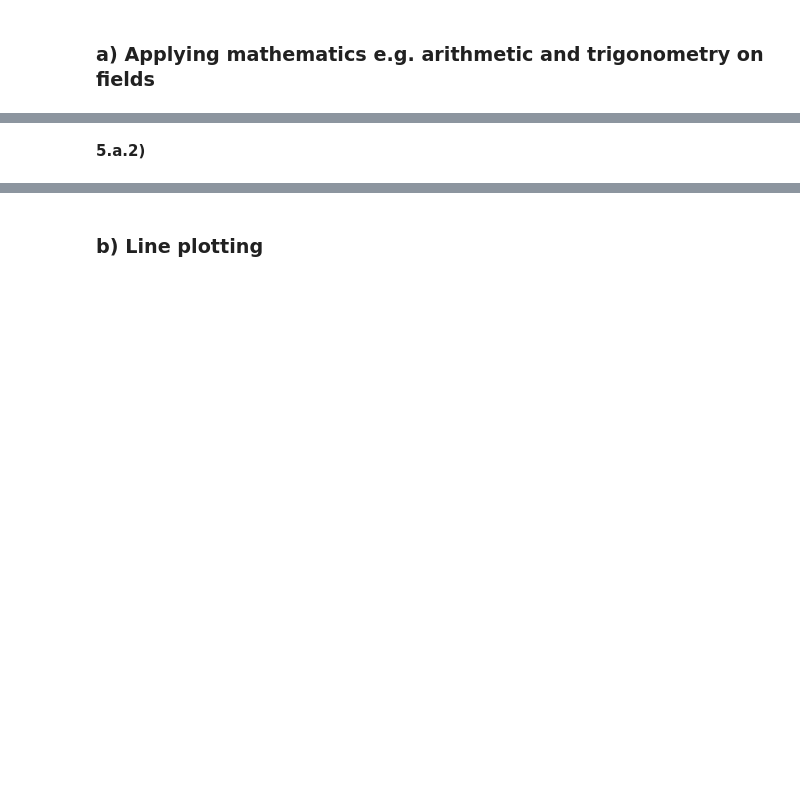
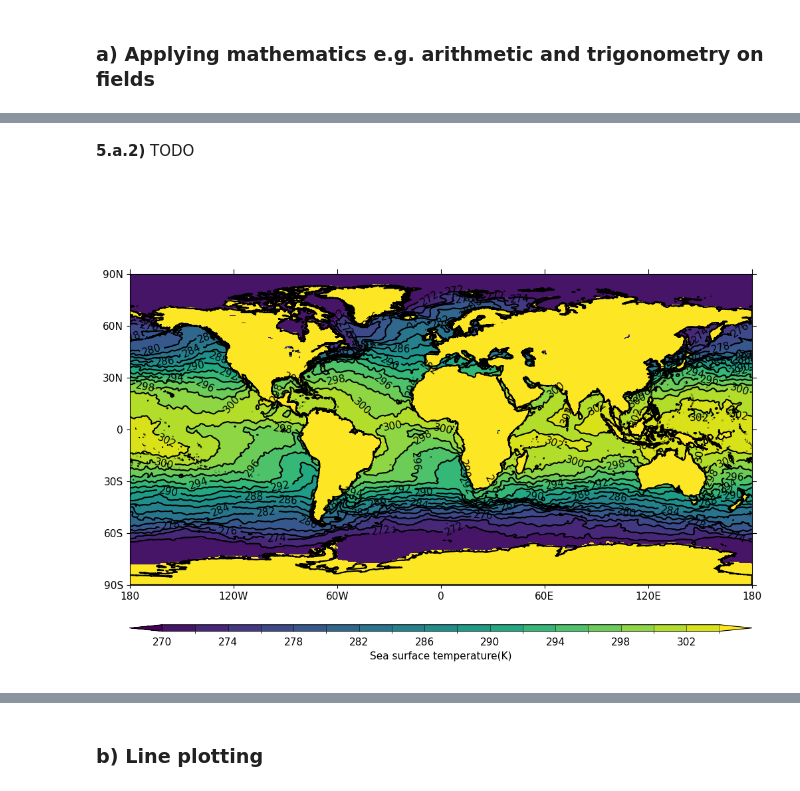
Before and after one commit to NCAS-CMS/cf-tools-training, a Jupyter notebook: new_course/practical_for_intro_to_ncas_cf_data_tools.ipynb, the cells around one changed output, grey strips where cells are left out. Saved outputs shown, nothing was run; the diff lists cells and outputs as text; code cells hidden in the pictures; blank space fills up the shorter version.

```diff
--- a/new_course/practical_for_intro_to_ncas_cf_data_tools.ipynb
+++ b/new_course/practical_for_intro_to_ncas_cf_data_tools.ipynb
@@ -725,0 +734,3 @@ cfp.vect(u=eastward_component_field_last_time, v=northward_component_field_last_
+# %%
+field_5 = fieldlist_3[3]
+print(field_5)
@@ -726,3 +745,7 @@ cfp.vect(u=eastward_component_field_last_time, v=northward_component_field_last_
 # %% [markdown]
-**5.a.2)**
+**5.a.2)** TODO
+# %%
+cfp.con(field_5[0, :, :, :])
+# %% [output]
+[figure, added]
 # %% [markdown]
```
Also changed, not shown: parts of 27 cells of this notebook.
